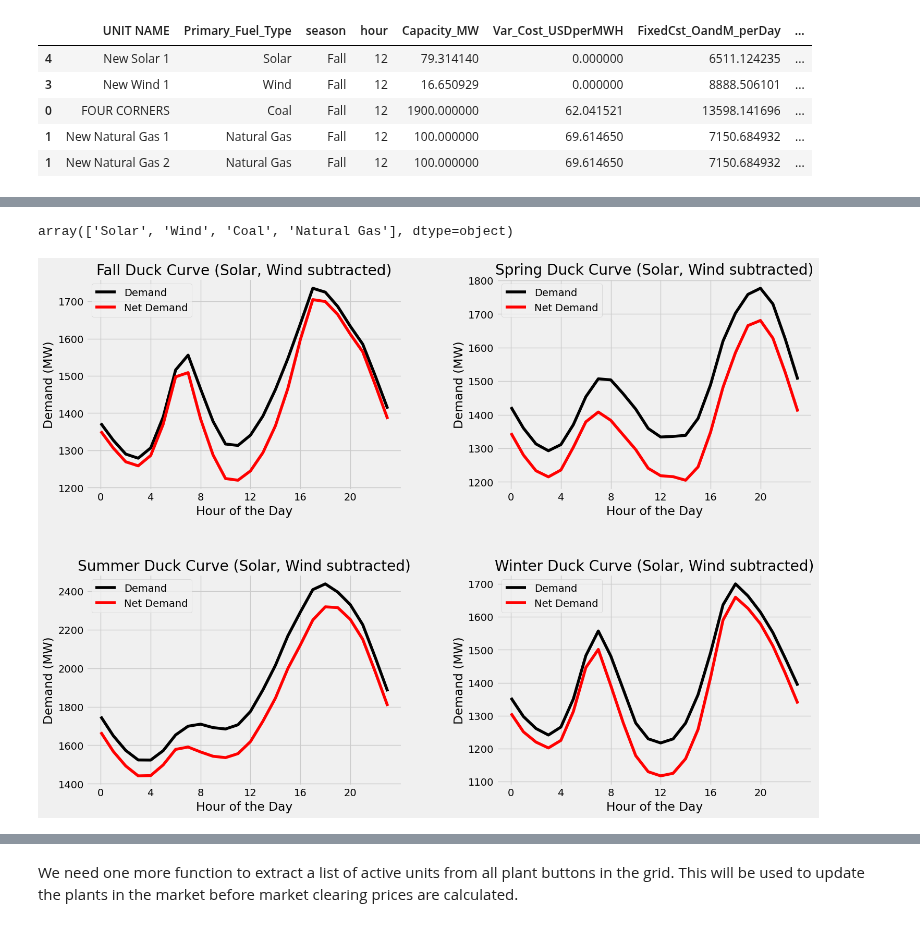
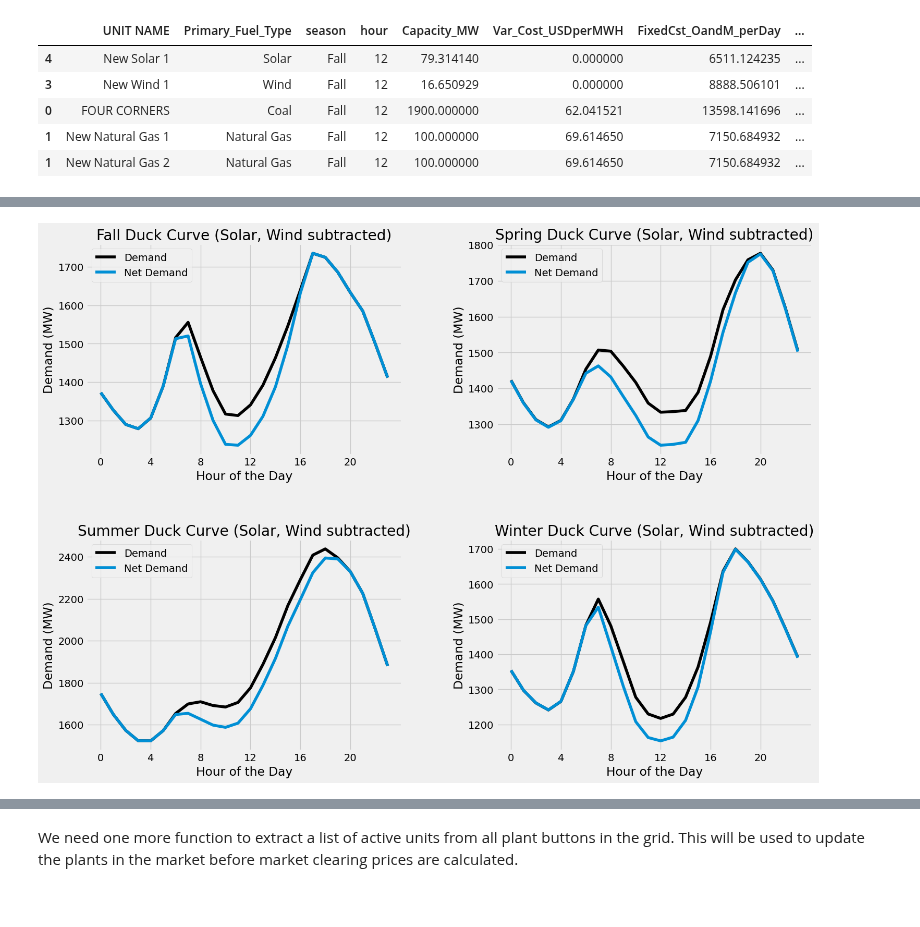
Before and after one commit to ds-modules/EEP-147-SP24, a Jupyter notebook: ESG-Analysis/ESG_CapacityExpansion_v2025.2.ipynb, the cells around one changed output, grey strips where cells are left out. Drawn from its saved outputs; the diff is of its cells as text; code cells hidden in the pictures.

```diff
--- a/ESG-Analysis/ESG_CapacityExpansion_v2025.2.ipynb
+++ b/ESG-Analysis/ESG_CapacityExpansion_v2025.2.ipynb
@@ -567,7 +542,7 @@ The amound of demand left over after all the non-marginal capacity has been supp
 For example, if the market clearing price is $40, the total demand is 40,000 MW, and the sum of all capacity bid at prices less than $40 is 35,000 MW,
 then the marginal demand is 5,000 MW. There must be offered capacity at $40 that is 5,000 MW or greater.
 # %%
-def add_profits(bids, demand, price):
+def add_costs_revenue_profits(bids, demand, price):
     """Return the profit for a given portfolio, based on the demand and bids for a given period, hour.
 
     Parameters:
@@ -581,6 +556,13 @@ def add_profits(bids, demand, price):
     profits (DataFrame): This hour's profits for all plants in the fleet.
     """
     df = bids.copy()
+    if price in [None, np.nan]:
+        # No plants were dispatched
+        df['marginal_proportion'] = 0
+        df['cost'] = 0
+        df['revenue'] = 0
+        df['profit'] = 0
+        return df
 
     # Calculate the proportion of the market's marginal capacity avaialable that satisfies marginal demand.
     nonmarginal_capacity = df.loc[df[f"price"] < price, "Capacity_MW"].sum()
@@ -608,17 +590,6 @@ def add_profits(bids, demand, price):
     return df
 
 
-def calc_hour_profits(bids, season, hour):
-    """Calculate the total profit for the fleet for a given season and hour.
-
-    bids must contain the columns: 'profit', 'season', 'hour'
-    If not, run add_profits() first.
-    """
-    season_filter = bids['season'] == season
-    hour_filter = bids['hour'] == hour
-
-    return bids[season_filter & hour_filter].profit.sum()
-
 def calc_total_profits(bids):
     """Calculate the total profit for the fleet for all hours in all seasons.
 
@@ -628,9 +599,8 @@ def calc_total_profits(bids):
     return bids.profit.sum()
 
 # Test the function with a sample bid dataframe
-bids_temp = add_profits(bids=bids_temp, demand=demand_temp, price=price_temp)
+bids_temp = add_costs_revenue_profits(bids=bids_temp, demand=demand_temp, price=price_temp)
 display(bids_temp)
-print("Market-wide Profit for Fall at 3AM:", calc_hour_profits(bids_temp, 'Fall', 3))
 # %% [output]
 |  | UNIT NAME | Primary_Fuel_Type | season | hour | Capacity_MW | Var_Cost_USDperMWH | FixedCst_OandM_perDay | ... |
 | 4 | New Solar 1 | Solar | Fall | 3 | 78.699207 | 0.000000 | 6511.124235 | ... |
@@ -960,27 +986,31 @@ seasonal_duck_curve_plot(bids_annual_temp, season='Fall', plant_type_to_subtract
-# %%
-bids_annual_temp.Primary_Fuel_Type.unique()
-# %% [output]
-array(['Solar', 'Wind', 'Coal', 'Natural Gas'], dtype=object)
 # %%
-def duck_curves_plot(bids_annual, plant_type_to_subtract, demand_multiplier=1):
-    df = bids_annual.copy()
+def duck_curves_plot(markets, plant_type_to_subtract=None, demand_multiplier=1):
+    if plant_type_to_subtract is None:
+        plant_type_to_subtract = ["Wind", "Solar"]
+
     fig, axes = plt.subplots(2, 2, figsize=(16, 12),
                         gridspec_kw={
                             'wspace': 0.3,  # Width spacing between columns
                             'hspace': 0.4   # Height spacing between rows
                         }, )
+
     # Flatten axes array for easier iteration
     axes_flat = axes.flatten()
+
     # For each season
-    for i, season in enumerate(df.season.unique()):
-        df_season = df[df['season'] == season]
-        ax = axes_flat[i]
-        seasonal_duck_curve_plot(df_season, season, plant_type_to_subtract, demand_multiplier=demand_multiplier, ax=ax)
+    for i, season in enumerate(markets.season.unique()):
+        season_filter = markets['season'] == season
+        seasonal_duck_curve_plot(
+            markets[season_filter],
+            plant_type_to_subtract,
+            ax=axes_flat[i]
+        )
+    plt.show()
 
 
 # Test the function with a sample bid dataframe
 renewables = ['Solar', 'Wind']
-duck_curves_plot(bids_annual_temp, plant_type_to_subtract=renewables, demand_multiplier=0.1)
+duck_curves_plot(markets_temp, plant_type_to_subtract=renewables)
 # %% [output]
-[figure, old version]
+[figure, new version]
 # %% [markdown]
```
Also changed, not shown: parts of 60 cells of this notebook, 1 other file.
